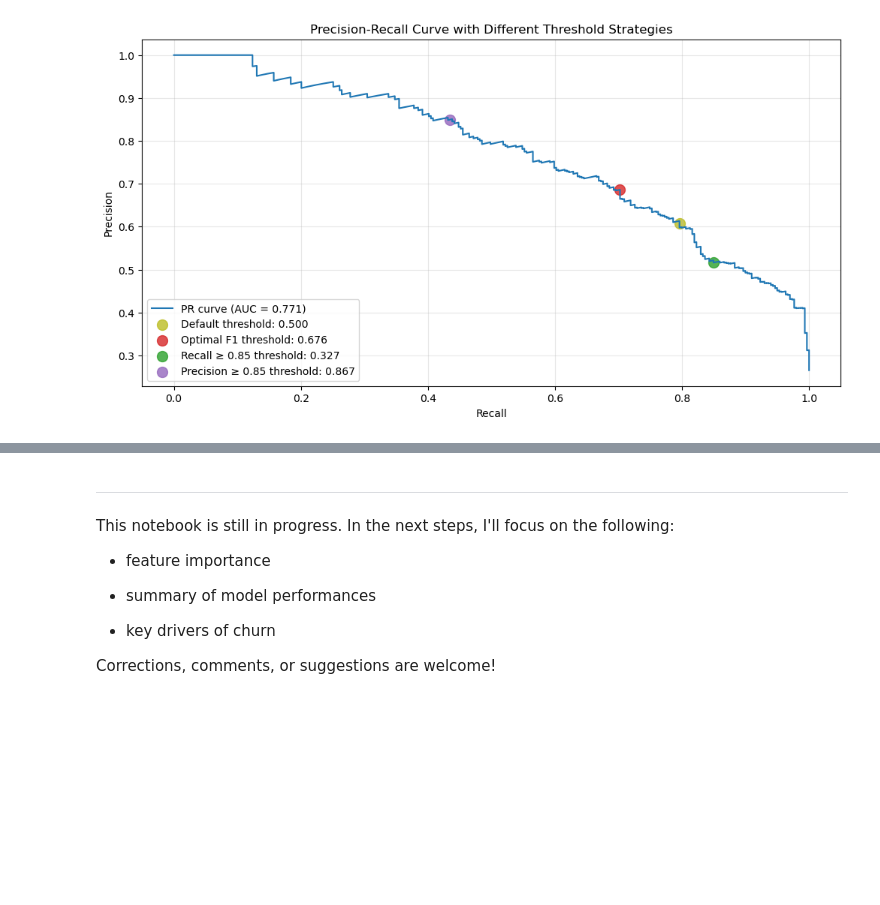
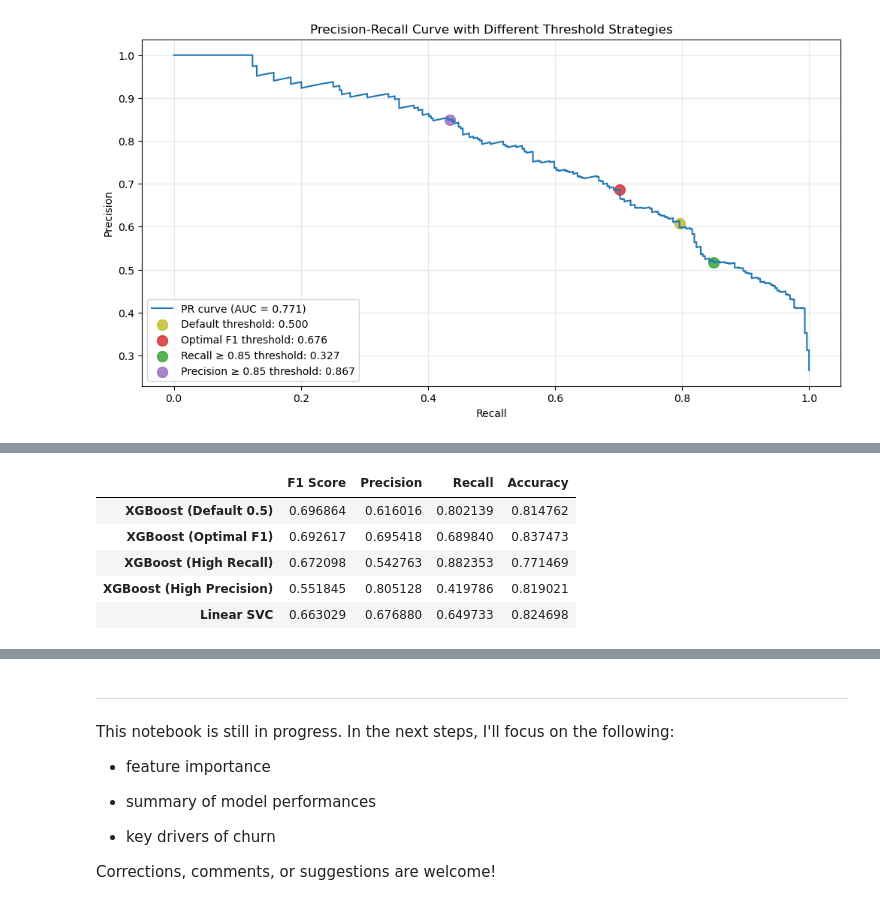
Before and after one commit to seckinadali/telco-churn-prediction, a Jupyter notebook: notebooks/03_modeling_and_evaluation.ipynb, the cells around one changed output, grey strips where cells are left out. Saved outputs shown, nothing was run; the diff lists cells and outputs as text; code cells hidden in the pictures; blank space fills up the shorter version.

```diff
--- a/notebooks/03_modeling_and_evaluation.ipynb
+++ b/notebooks/03_modeling_and_evaluation.ipynb
@@ -1266,0 +1291,44 @@ plt.show()
+# %%
+# Create a summary of test performance
+test_performance = {
+    'XGBoost (Default 0.5)': {
+        'F1 Score': f1_score(y_test, y_test_pred_xgb_default),
+        'Precision': precision_score(y_test, y_test_pred_xgb_default),
+        'Recall': recall_score(y_test, y_test_pred_xgb_default),
+        'Accuracy': accuracy_score(y_test, y_test_pred_xgb_default)
+    },
+    'XGBoost (Optimal F1)': {
+        'F1 Score': f1_score(y_test, y_test_pred_xgb_f1),
+        'Precision': precision_score(y_test, y_test_pred_xgb_f1),
+        'Recall': recall_score(y_test, y_test_pred_xgb_f1),
+        'Accuracy': accuracy_score(y_test, y_test_pred_xgb_f1)
+    },
+    'XGBoost (High Recall)': {
+        'F1 Score': f1_score(y_test, y_test_pred_xgb_recall),
+        'Precision': precision_score(y_test, y_test_pred_xgb_recall),
+        'Recall': recall_score(y_test, y_test_pred_xgb_recall),
+        'Accuracy': accuracy_score(y_test, y_test_pred_xgb_recall)
+    },
+    'XGBoost (High Precision)': {
+        'F1 Score': f1_score(y_test, y_test_pred_xgb_precision),
+        'Precision': precision_score(y_test, y_test_pred_xgb_precision),
+        'Recall': recall_score(y_test, y_test_pred_xgb_precision),
+        'Accuracy': accuracy_score(y_test, y_test_pred_xgb_precision)
+    },
+    'Linear SVC': {
+        'F1 Score': f1_score(y_test, y_test_pred_svc),
+        'Precision': precision_score(y_test, y_test_pred_svc),
+        'Recall': recall_score(y_test, y_test_pred_svc),
+        'Accuracy': accuracy_score(y_test, y_test_pred_svc)
+    }
+}
+
+test_performance_df = pd.DataFrame.from_dict(test_performance, orient='index')
+test_performance_df
+# %% [output]
+|  | F1 Score | Precision | Recall | Accuracy |
+| XGBoost (Default 0.5) | 0.696864 | 0.616016 | 0.802139 | 0.814762 |
+| XGBoost (Optimal F1) | 0.692617 | 0.695418 | 0.689840 | 0.837473 |
+| XGBoost (High Recall) | 0.672098 | 0.542763 | 0.882353 | 0.771469 |
+| XGBoost (High Precision) | 0.551845 | 0.805128 | 0.419786 | 0.819021 |
+| Linear SVC | 0.663029 | 0.676880 | 0.649733 | 0.824698 |
```
Also changed, not shown: parts of 9 cells of this notebook.
